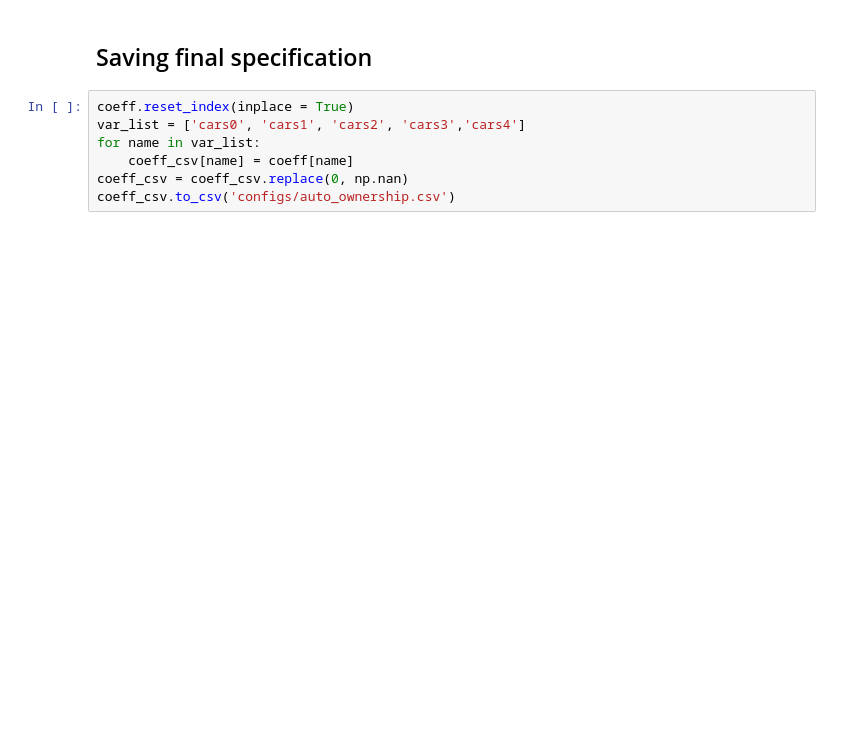
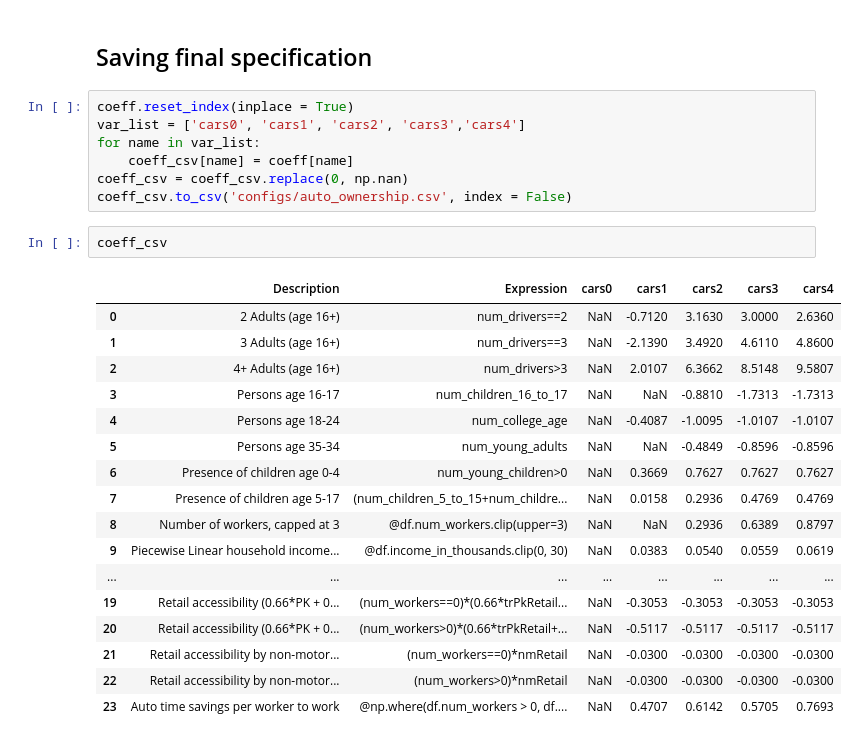
Before and after one commit to annitodd/activitysim, a Jupyter notebook: austin_mp/car_ownweship_calibration.ipynb, the cells around one changed output. Cells and saved outputs as stored; diff of their text form; blank space fills up the shorter version.

```diff
--- a/austin_mp/car_ownweship_calibration.ipynb
+++ b/austin_mp/car_ownweship_calibration.ipynb
@@ -309,4 +309,24 @@ var_list = ['cars0', 'cars1', 'cars2', 'cars3','cars4']
 for name in var_list:
     coeff_csv[name] = coeff[name]
 coeff_csv = coeff_csv.replace(0, np.nan)
-coeff_csv.to_csv('configs/auto_ownership.csv')
+coeff_csv.to_csv('configs/auto_ownership.csv', index = False)
+# %%
+coeff_csv
+# %% [output]
+|  | Description | Expression | cars0 | cars1 | cars2 | cars3 | cars4 |
+| 0 | 2 Adults (age 16+) | num_drivers==2 | NaN | -0.7120 | 3.1630 | 3.0000 | 2.6360 |
+| 1 | 3 Adults (age 16+) | num_drivers==3 | NaN | -2.1390 | 3.4920 | 4.6110 | 4.8600 |
+| 2 | 4+ Adults (age 16+) | num_drivers>3 | NaN | 2.0107 | 6.3662 | 8.5148 | 9.5807 |
+| 3 | Persons age 16-17 | num_children_16_to_17 | NaN | NaN | -0.8810 | -1.7313 | -1.7313 |
+| 4 | Persons age 18-24 | num_college_age | NaN | -0.4087 | -1.0095 | -1.0107 | -1.0107 |
+| 5 | Persons age 35-34 | num_young_adults | NaN | NaN | -0.4849 | -0.8596 | -0.8596 |
+| 6 | Presence of children age 0-4 | num_young_children>0 | NaN | 0.3669 | 0.7627 | 0.7627 | 0.7627 |
+| 7 | Presence of children age 5-17 | (num_children_5_to_15+num_childre... | NaN | 0.0158 | 0.2936 | 0.4769 | 0.4769 |
+| 8 | Number of workers, capped at 3 | @df.num_workers.clip(upper=3) | NaN | NaN | 0.2936 | 0.6389 | 0.8797 |
+| 9 | Piecewise Linear household income... | @df.income_in_thousands.clip(0, 30) | NaN | 0.0383 | 0.0540 | 0.0559 | 0.0619 |
+| ... | ... | ... | ... | ... | ... | ... | ... |
+| 19 | Retail accessibility (0.66*PK + 0... | (num_workers==0)*(0.66*trPkRetail... | NaN | -0.3053 | -0.3053 | -0.3053 | -0.3053 |
+| 20 | Retail accessibility (0.66*PK + 0... | (num_workers>0)*(0.66*trPkRetail+... | NaN | -0.5117 | -0.5117 | -0.5117 | -0.5117 |
+| 21 | Retail accessibility by non-motor... | (num_workers==0)*nmRetail | NaN | -0.0300 | -0.0300 | -0.0300 | -0.0300 |
+| 22 | Retail accessibility by non-motor... | (num_workers>0)*nmRetail | NaN | -0.0300 | -0.0300 | -0.0300 | -0.0300 |
+| 23 | Auto time savings per worker to work | @np.where(df.num_workers > 0, df.... | NaN | 0.4707 | 0.6142 | 0.5705 | 0.7693 |
```
Also changed, not shown: parts of 3 cells of this notebook, 7 other files.
